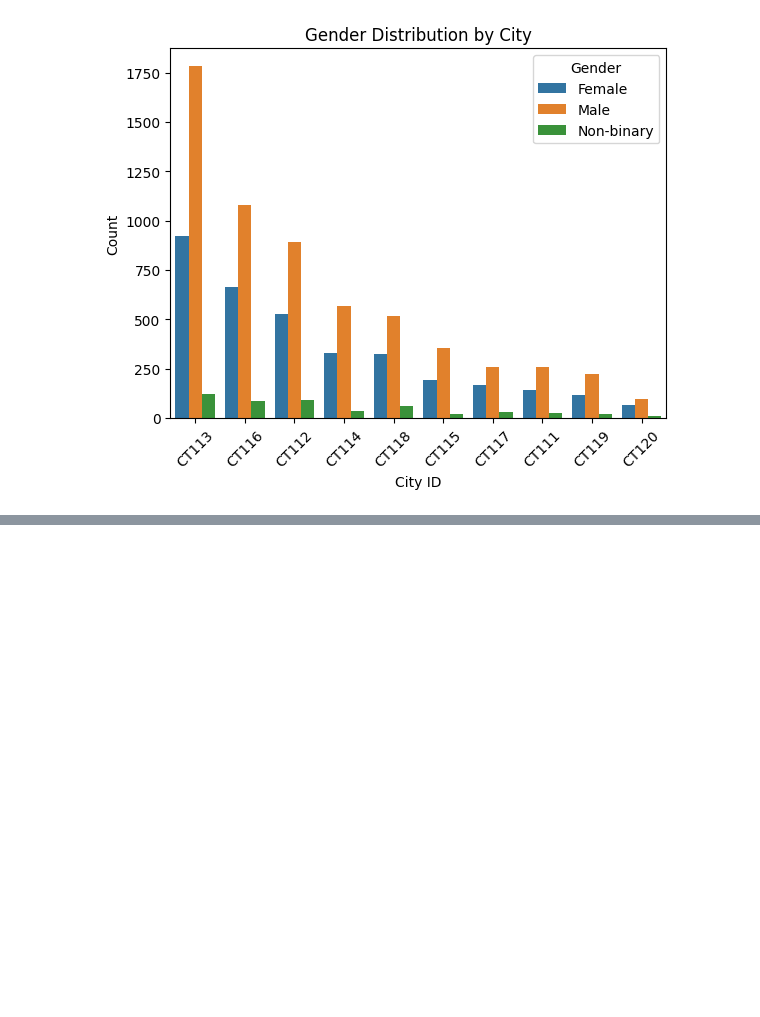
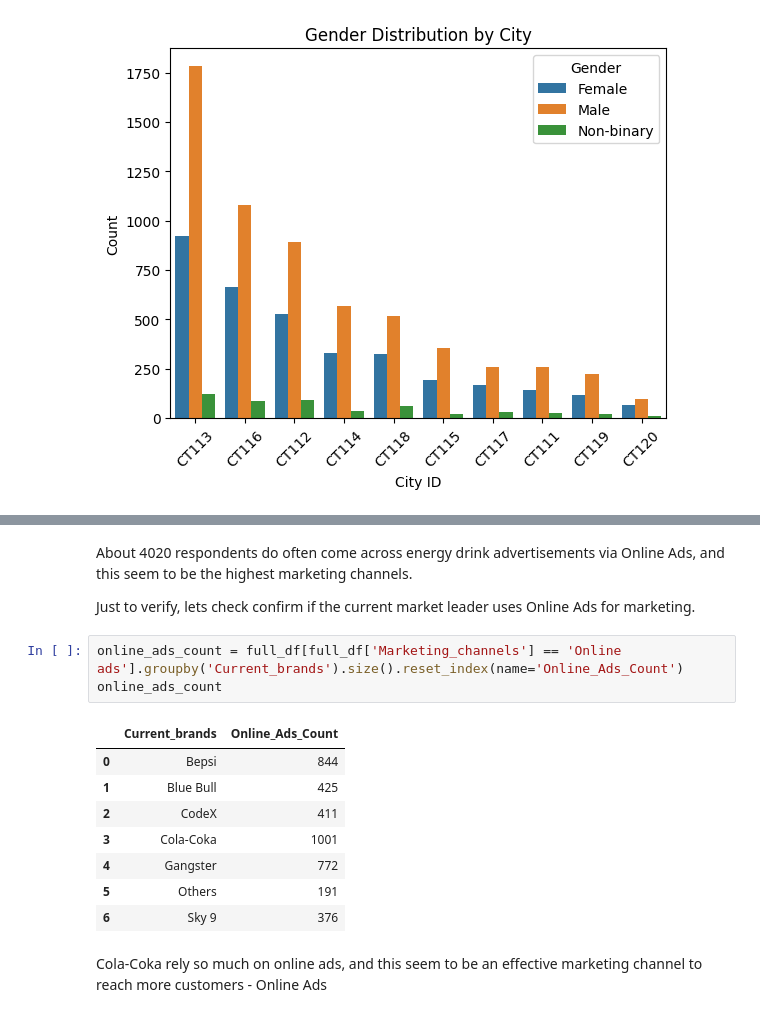
Before and after one commit to prudent360/CodeXIndiaLaunch, a Jupyter notebook: CodeXIndiaLaunch.ipynb, the cells around one changed output, grey strips where cells are left out. Saved outputs shown, nothing was run; the diff lists cells and outputs as text; blank space fills up the shorter version.

Commit message:
Added marketing channels and competition analysis

```diff
--- a/CodeXIndiaLaunch.ipynb
+++ b/CodeXIndiaLaunch.ipynb
@@ -230,0 +232,18 @@ Name: proportion, dtype: float64
+# %% [markdown]
+About 4020 respondents do often come across energy drink advertisements via Online Ads, and this seem to be the highest marketing channels.
+
+Just to verify, lets check confirm if the current market leader uses Online Ads for marketing.
+# %%
+online_ads_count = full_df[full_df['Marketing_channels'] == 'Online ads'].groupby('Current_brands').size().reset_index(name='Online_Ads_Count')
+online_ads_count
+# %% [output]
+|  | Current_brands | Online_Ads_Count |
+| 0 | Bepsi | 844 |
+| 1 | Blue Bull | 425 |
+| 2 | CodeX | 411 |
+| 3 | Cola-Coka | 1001 |
+| 4 | Gangster | 772 |
+| 5 | Others | 191 |
+| 6 | Sky 9 | 376 |
+# %% [markdown]
+Cola-Coka rely so much on online ads, and this seem to be an effective marketing channel to reach more customers - Online Ads
```
Also changed, not shown: parts of 18 cells of this notebook.
